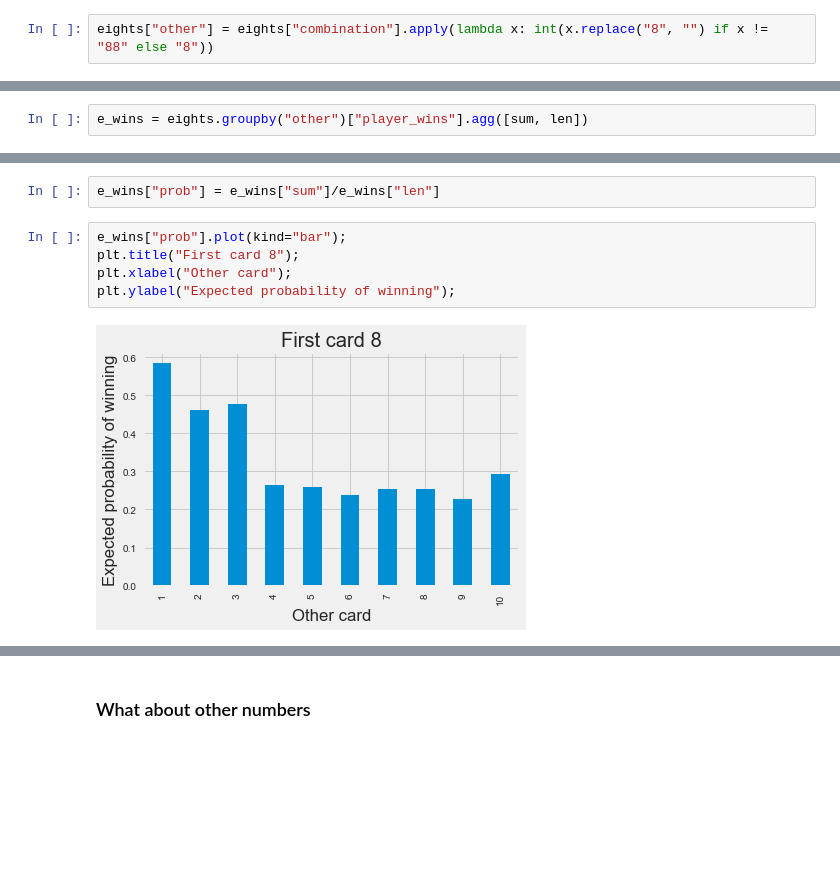
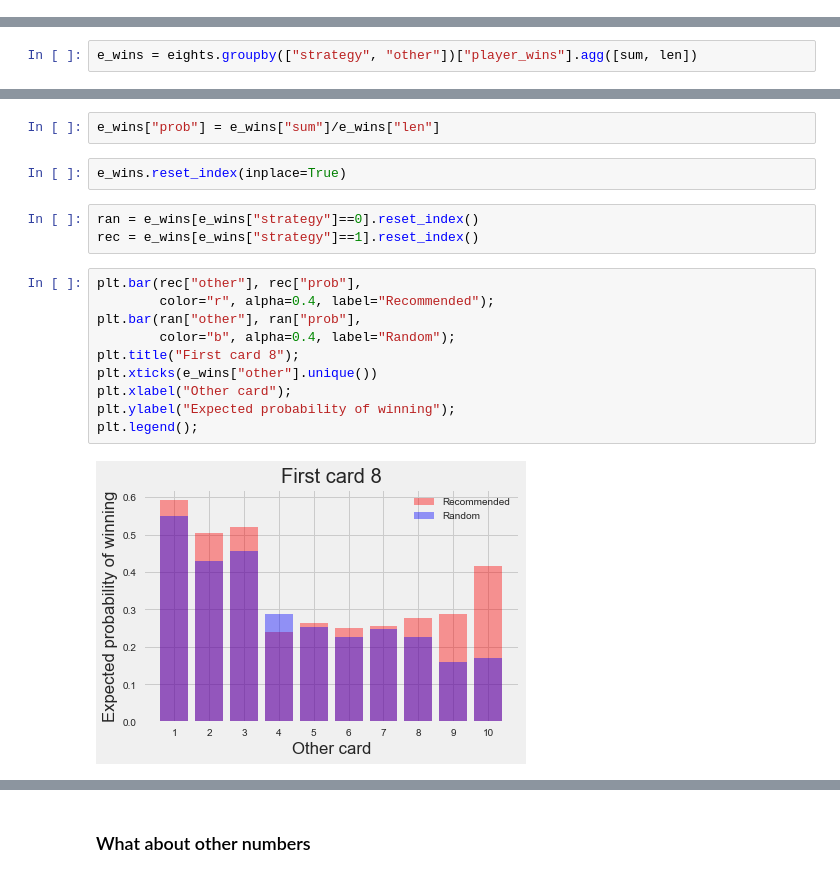
Before and after one commit to jocelyn-ong/data-science-projects, a Jupyter notebook: others/blackjack/data-analysis.ipynb, the cells around one changed output, grey strips where cells are left out. Saved outputs shown, nothing was run; the diff lists cells and outputs as text; blank space fills up the shorter version.

```diff
--- a/others/blackjack/data-analysis.ipynb
+++ b/others/blackjack/data-analysis.ipynb
@@ -314,6 +317,4 @@ eights.other.value_counts()
 Name: other, dtype: int64
-# %%
-eights["other"] = eights["combination"].apply(lambda x: int(x.replace("8", "") if x != "88" else "8"))
 # %%
 eights.head()
 # %% [output]
@@ -326,5 +327,5 @@ eights.head()
 # %%
-e_wins = eights.groupby("other")["player_wins"].agg([sum, len])
+e_wins = eights.groupby(["strategy", "other"])["player_wins"].agg([sum, len])
 # %%
 e_wins
 # %% [output]
@@ -343,12 +350,22 @@ e_wins
 # %%
 e_wins["prob"] = e_wins["sum"]/e_wins["len"]
+# %%
+e_wins.reset_index(inplace=True)
+# %%
+ran = e_wins[e_wins["strategy"]==0].reset_index()
+rec = e_wins[e_wins["strategy"]==1].reset_index()
 # %%
-e_wins["prob"].plot(kind="bar");
+plt.bar(rec["other"], rec["prob"],
+        color="r", alpha=0.4, label="Recommended");
+plt.bar(ran["other"], ran["prob"],
+        color="b", alpha=0.4, label="Random");
 plt.title("First card 8");
+plt.xticks(e_wins["other"].unique())
 plt.xlabel("Other card");
 plt.ylabel("Expected probability of winning");
+plt.legend();
 # %% [output]
-[figure, old version]
+[figure, new version]
 # %%
 for i in range(1,11):
     if i != 8:
```
Also changed, not shown: parts of 32 cells of this notebook, 5 other files.
